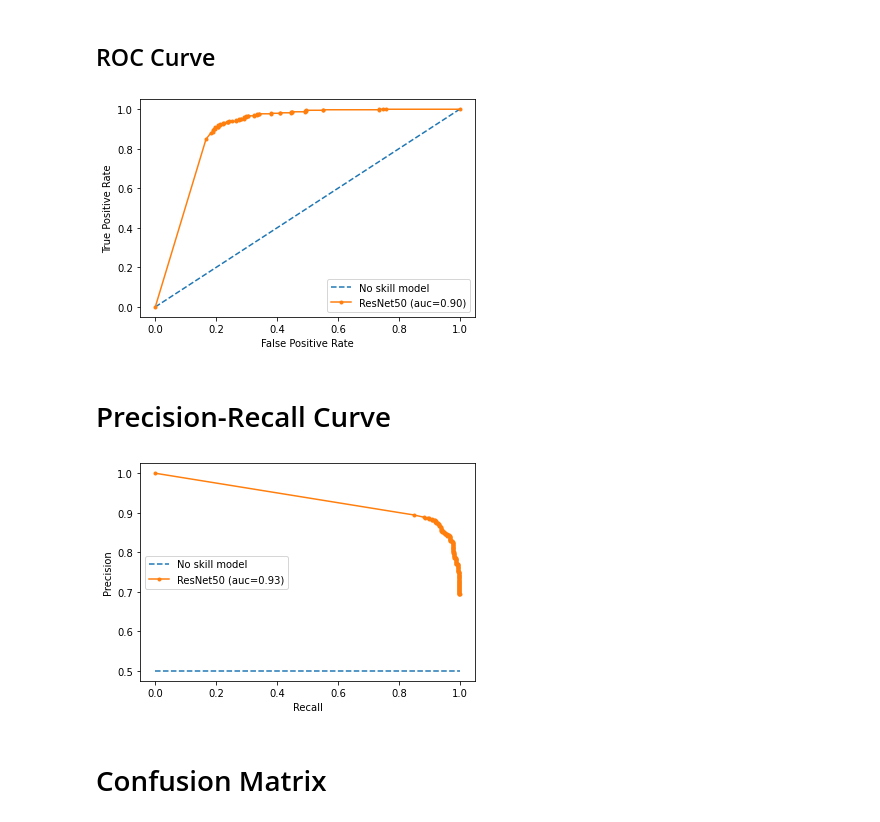
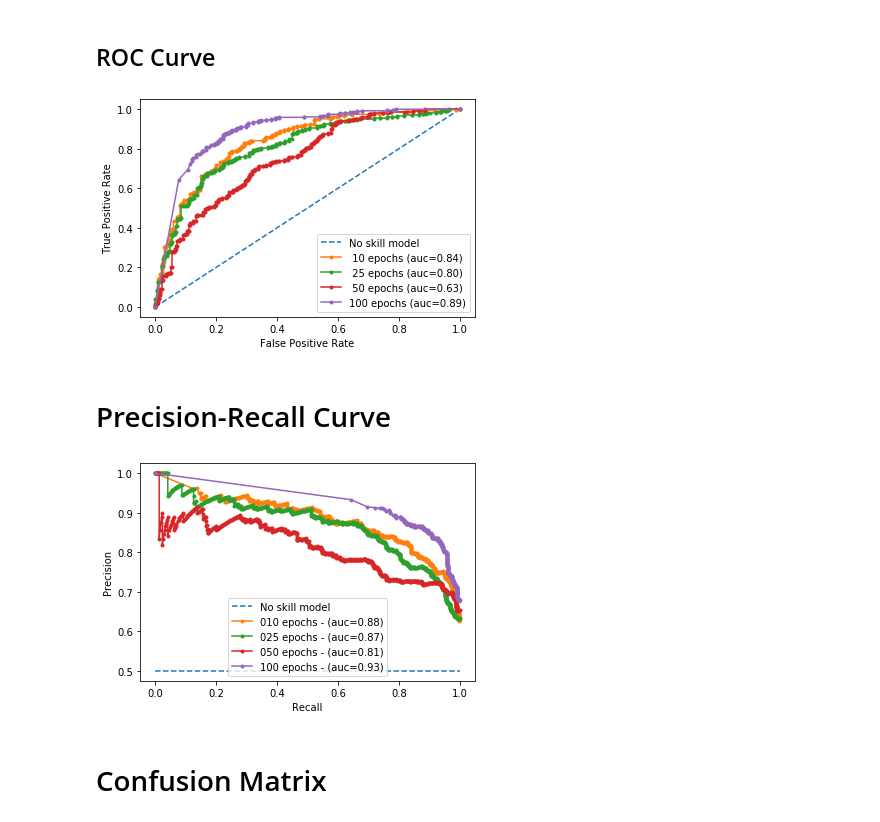
Before and after one commit to mdelrosa/sta208-covid19-xray, a Jupyter notebook: test-resnet.ipynb, the cells around one changed output. Saved outputs shown, nothing was run; the diff lists cells and outputs as text; code cells hidden in the pictures.

```diff
--- a/test-resnet.ipynb
+++ b/test-resnet.ipynb
@@ -90,10 +90,4 @@ filename = 'data/test_cache'
 test_ds = prepare_dataset(labeled_ds,cache=filename,testing_bool=True)
 # %% [markdown]
 ## Build ResNet model, load weights
-# %%
-from tensorflow.keras.callbacks import ModelCheckpoint
-
-model_path = "model/resnet50"
-model_out_base = "{}/model_H{}_W{}".format(model_path,IMG_HEIGHT,IMG_WIDTH)
-weights_file = "{}.h5".format(model_out_base)
 # %%
@@ -129,3 +113,16 @@ resnet.evaluate(test_ds,steps=num_examples)
+# %%
+y_hat_list = []
+epoch_list = [10,25,50,100]
+for epoch_val in epoch_list:
+    model_out_base = "{}/model_H{}_W{}_unique_{:03d}epoch".format(model_path,IMG_HEIGHT,IMG_WIDTH,epoch_val)
+    weights_file = "{}.h5".format(model_out_base)
+    resnet.load_weights(weights_file)
+    resnet.compile(optimizer='adam',
+                   loss=tf.keras.losses.CategoricalCrossentropy(),
+                   metrics=['accuracy']
+                  )
+    y_hat = resnet.predict(test_ds,steps=num_examples)
+    y_hat_list.append(y_hat)
 # %% [markdown]
 ## CNN Classification Metrics
 
@@ -156,30 +146,36 @@ auc = roc_auc_score(y_true, y_hat)
 # %%
 import matplotlib.pyplot as plt
+from sklearn.metrics import roc_curve, roc_auc_score
 
 plt.plot([0,1], [0,1], linestyle='--', label='No skill model')
-plt.plot(fpr, tpr, marker='.', label='ResNet50 (auc={:3.2f})'.format(auc))
+for epochs, y_hat in zip(epoch_list, y_hat_list):
+    y_probs = y_hat[:,1] # second column is "Pnemonia"
+    fpr, tpr, _ = roc_curve(y_true[:,1], y_probs)
+    auc = roc_auc_score(y_true, y_hat)
+    plt.plot(fpr, tpr, marker='.', label='{:3} epochs (auc={:3.2f})'.format(epochs, auc))
 plt.xlabel('False Positive Rate')
 plt.ylabel('True Positive Rate')
 plt.legend()
 plt.show()
 # %% [output]
-[figure, old version]
+[figure, new version]
 # %% [markdown]
 # Precision-Recall Curve
-# %%
-from sklearn.metrics import precision_recall_curve, auc, f1_score
-precision, recall, thresholds = precision_recall_curve(y_true[:,1],y_probs)
-auc = auc(recall, precision)
-# f1 = f1_score(y_true,y_hat) # TO-DO: Fix this
 # %%
+from sklearn.metrics import precision_recall_curve, auc, f1_score
+
 plt.plot([0,1], [0.5,0.5], linestyle='--', label='No skill model')
-plt.plot(recall, precision, marker='.', label='ResNet50 (auc={:3.2f})'.format(auc))
+for epochs, y_hat in zip(epoch_list, y_hat_list):
+    y_probs = y_hat[:,1] # second column is "Pnemonia"
+    precision, recall, thresholds = precision_recall_curve(y_true[:,1],y_probs)
+    auc_val = auc(recall, precision)
+    plt.plot(recall, precision, marker='.', label='{:03d} epochs - (auc={:3.2f})'.format(epochs, auc_val))
 plt.xlabel('Recall')
 plt.ylabel('Precision')
 plt.legend()
 plt.show()
 # %% [output]
-[figure, old version]
+[figure, new version]
 # %% [markdown]
 # Confusion Matrix
 # %%
```
Also changed, not shown: parts of 9 cells of this notebook, 3 other files.
